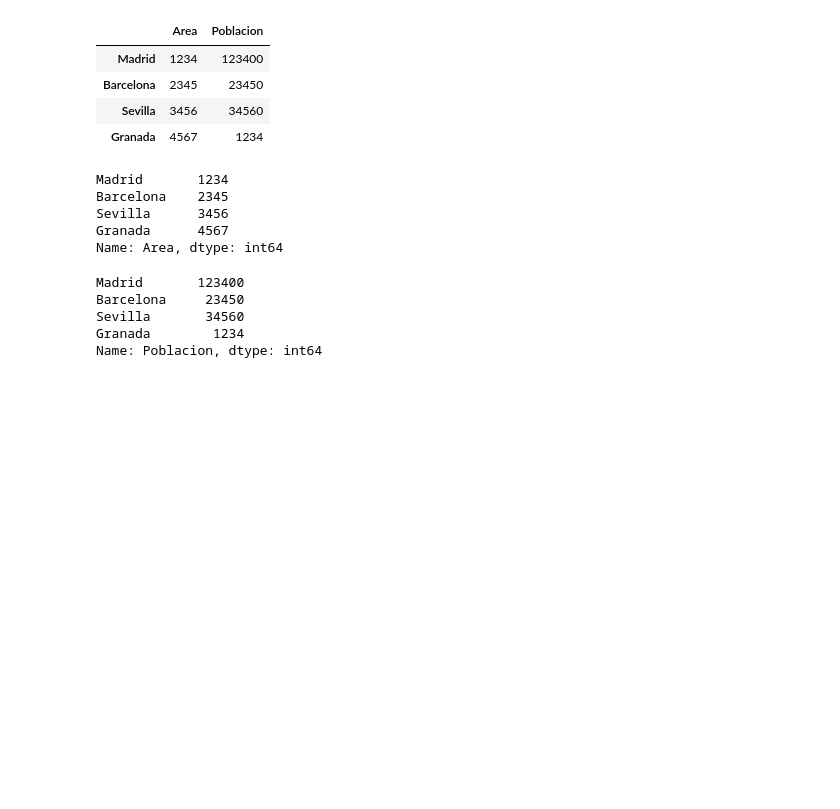
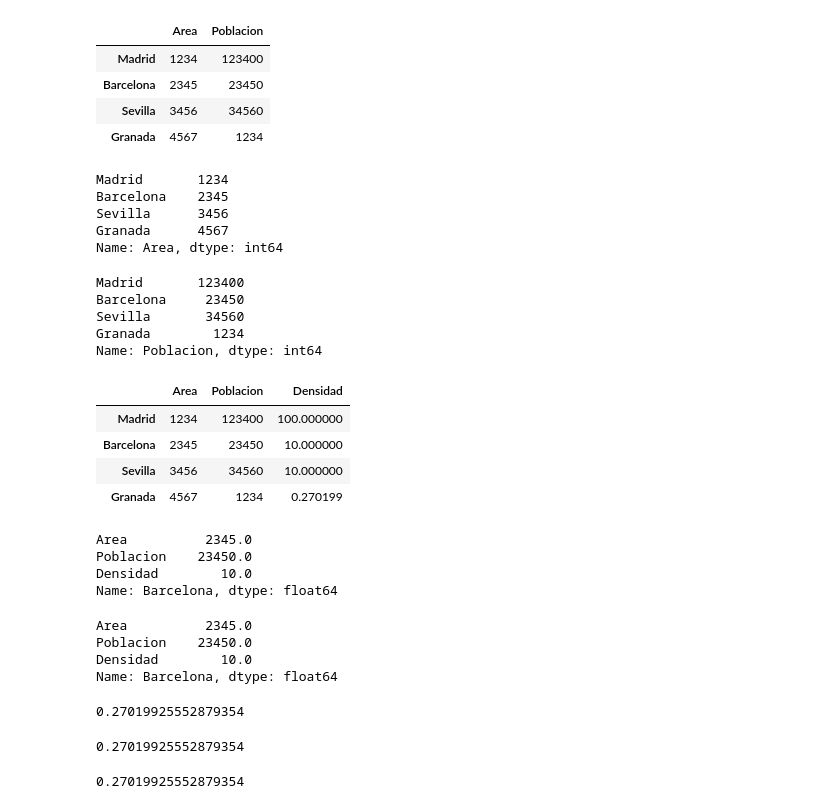
Before and after one commit to jsanz81/Bootcamp_Abril2023, a Jupyter notebook: Librerias/pandas.ipynb, the cells around one changed output. Cells and saved outputs as stored; diff of their text form; code cells hidden in the pictures; blank space fills up the shorter version.

```diff
--- a/Librerias/pandas.ipynb
+++ b/Librerias/pandas.ipynb
@@ -291,3 +291,39 @@ Barcelona     23450
 Sevilla       34560
 Granada        1234
 Name: Poblacion, dtype: int64
+# %%
+df_S["Densidad"]=df_S["Poblacion"]/df_S["Area"]
+# %%
+df_S
+# %% [output]
+|  | Area | Poblacion | Densidad |
+| Madrid | 1234 | 123400 | 100.000000 |
+| Barcelona | 2345 | 23450 | 10.000000 |
+| Sevilla | 3456 | 34560 | 10.000000 |
+| Granada | 4567 | 1234 | 0.270199 |
+# %%
+df_S.loc["Barcelona"]
+# %% [output]
+Area          2345.0
+Poblacion    23450.0
+Densidad        10.0
+Name: Barcelona, dtype: float64
+# %%
+df_S.iloc[1]
+# %% [output]
+Area          2345.0
+Poblacion    23450.0
+Densidad        10.0
+Name: Barcelona, dtype: float64
+# %%
+df_S.loc["Granada","Densidad"]
+# %% [output]
+0.27019925552879354
+# %%
+df_S.iloc[3]["Densidad"]
+# %% [output]
+0.27019925552879354
+# %%
+df_S.iloc[3,2]
+# %% [output]
+0.27019925552879354
```
Also changed, not shown: parts of 13 cells of this notebook, 1 other file.
